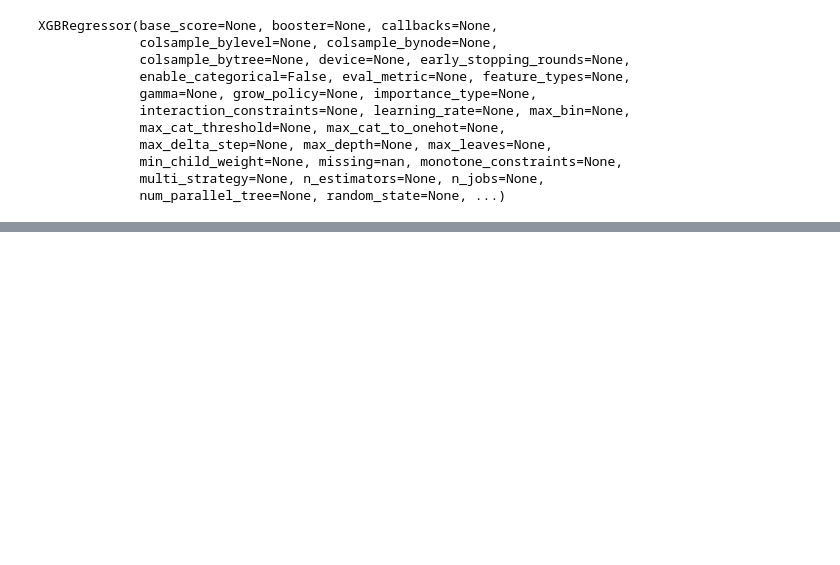
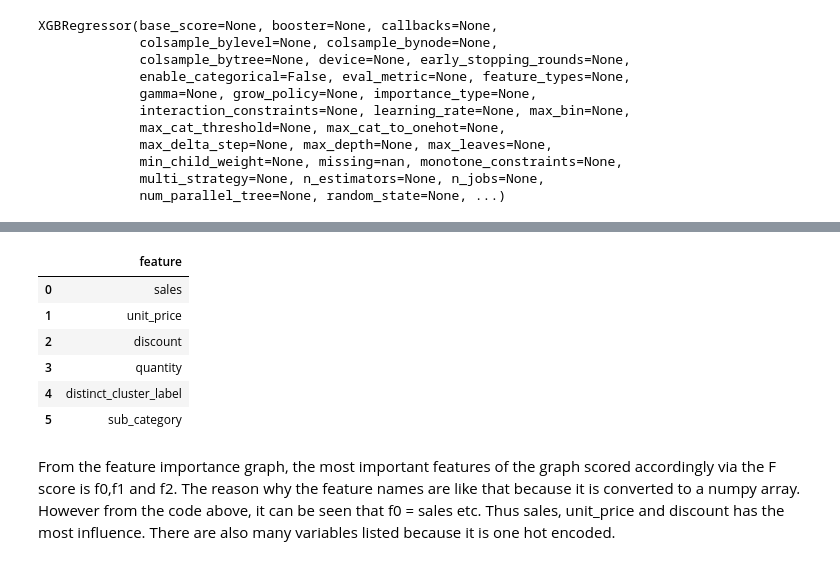
Before and after one commit to FTDS-assignment-bay/p2-final-project-ftds-003-bsd-group-001, a Jupyter notebook: final.ipynb, the cells around one changed output, grey strips where cells are left out. Saved outputs shown, nothing was run; the diff lists cells and outputs as text; code cells hidden in the pictures; blank space fills up the shorter version.

```diff
--- a/final.ipynb
+++ b/final.ipynb
@@ -565,3 +569,18 @@ data.nlargest(20, columns="score").plot(kind='barh', figsize = (20,10))
+# %%
+params1 = {
+    'feature': X_train.columns.tolist()
+}
+pd.DataFrame(params1)
+# %% [output]
+|  | feature |
+| 0 | sales |
+| 1 | unit_price |
+| 2 | discount |
+| 3 | quantity |
+| 4 | distinct_cluster_label |
+| 5 | sub_category |
+# %% [markdown]
+From the feature importance graph, the most important features of the graph scored accordingly via the F score is f0,f1 and f2. The reason why the feature names are like that because it is converted to a numpy array. However from the code above, it can be seen that f0 = sales etc. Thus sales, unit_price and discount has the most influence. There are also many variables listed because it is one hot encoded.
 # %%
 y_pred_train = xgb.predict(X_train_final) #predict the model to the data
 y_pred_test = xgb.predict(X_test_final)
```
Also changed, not shown: parts of 27 cells of this notebook.
